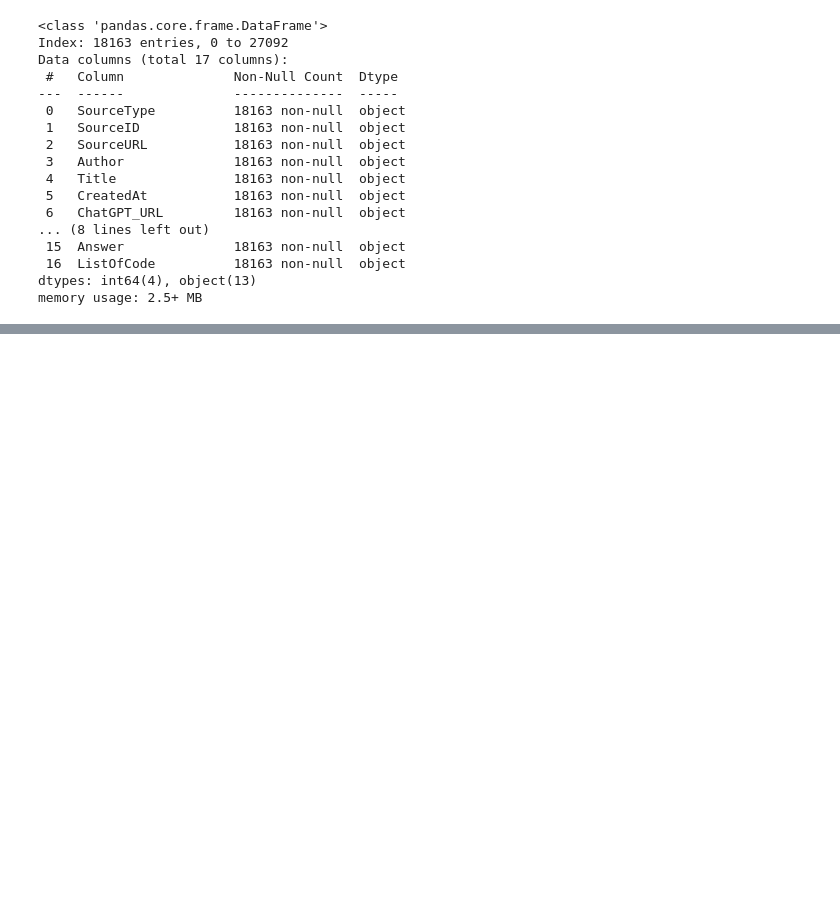
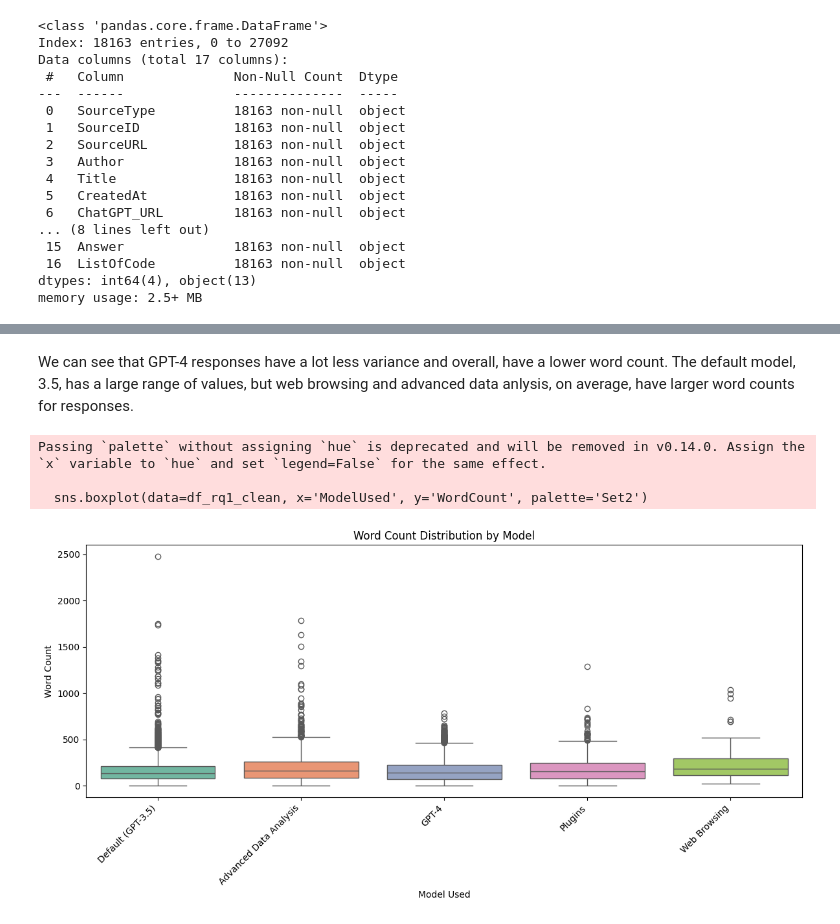
Before and after one commit to JKiran4/DevGPT-Project, a Jupyter notebook: testing.ipynb, the cells around one changed output, grey strips where cells are left out. Drawn from its saved outputs; the diff is of its cells as text; code cells hidden in the pictures; blank space fills up the shorter version.

Commit message:
Lots of changes
Added extra cleaning and did some analysis

```diff
--- a/testing.ipynb
+++ b/testing.ipynb
@@ -135,0 +231,6 @@ memory usage: 2.5+ MB
+# %%
+df_rq1.loc[:, 'ModelUsed'] = df_rq1['ModelUsed'].replace(
+    ['Model: Default', 'Default'], 'Default (GPT-3.5)'
+)
+
+df_rq1.head()
@@ -135,0 +280,16 @@ memory usage: 2.5+ MB
+# %%
+def clean_answer(answer):
+
+    # keep contractions good
+    answer = re.sub(r"(?<=\w)'(?=\w)", "", answer)
+    # take out punctuation, add space
+    answer = re.sub(r"[.,;!?:]", " ", answer)
+    # deal with any additional symbols, characters, etc.
+    answer = re.sub(r"[^\w\s]", "", answer)
+    answer = answer.lower()
+
+    return answer
+
+df_rq1_filtered.loc[:, 'Answer'] = df_rq1_filtered['Answer'].apply(clean_answer)
+
+df_rq1_filtered.head()
@@ -135,0 +305,5 @@ memory usage: 2.5+ MB
+# %%
+df_rq1_clean = df_rq1_filtered.copy()
+df_rq1_clean.loc[:, 'WordCount'] = df_rq1_clean['Answer'].apply(lambda x: len(x.split()))
+
+df_rq1_clean.head()
@@ -135,0 +335,22 @@ memory usage: 2.5+ MB
+# %% [markdown]
+We can see that GPT-4 responses have a lot less variance and overall, have a lower word count. The default model, 3.5, has a large range of values, but web browsing and advanced data anlysis, on average, have larger word counts for responses.
+# %%
+plt.figure(figsize=(12, 6))
+sns.boxplot(data=df_rq1_clean, x='ModelUsed', y='WordCount', palette='Set2')
+
+# Add labels and title
+plt.xlabel('Model Used')
+plt.ylabel('Word Count')
+plt.title('Word Count Distribution by Model')
+
+# Rotate the x-axis labels for better readability
+plt.xticks(rotation=45, ha='right')
+
+# Show the plot
+plt.tight_layout()
+plt.show()
+# %% [output]
+Passing `palette` without assigning `hue` is deprecated and will be removed in v0.14.0. Assign the `x` variable to `hue` and set `legend=False` for the same effect.
+
+  sns.boxplot(data=df_rq1_clean, x='ModelUsed', y='WordCount', palette='Set2')
+[figure, added]
```
Also changed, not shown: parts of 28 cells of this notebook.
